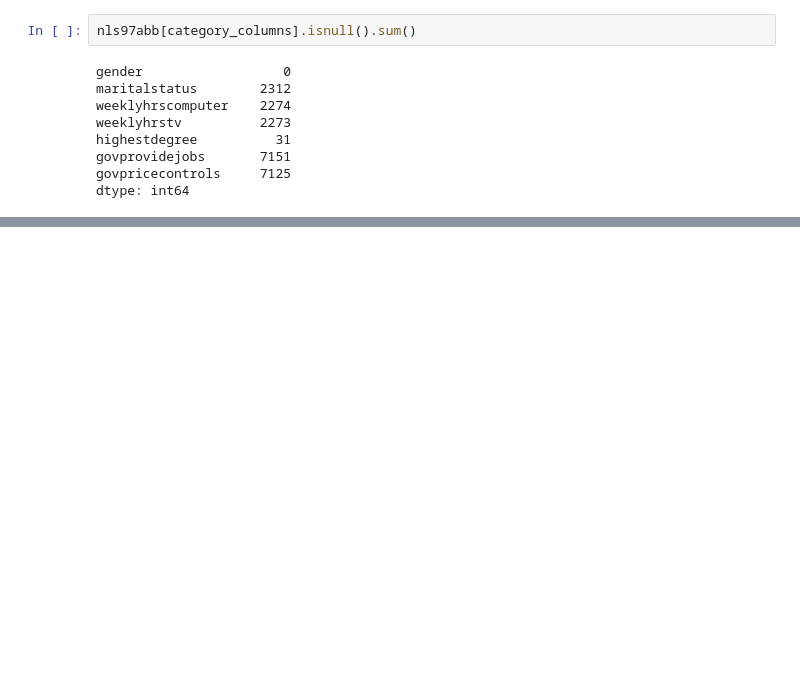
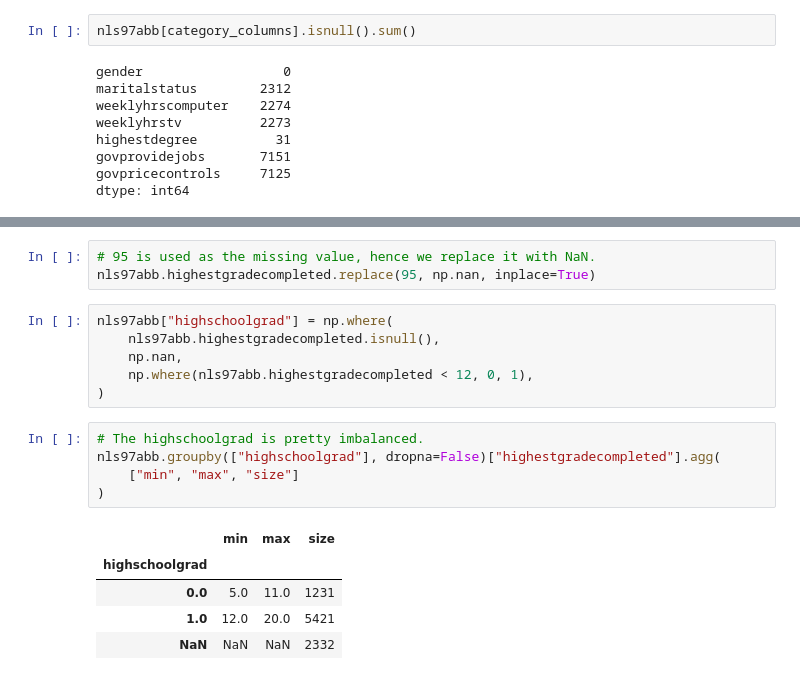
Before and after one commit to alextanhongpin/data-cleaning-and-exploration-with-machine-learning, a Jupyter notebook: 01-basic.ipynb, the cells around one changed output, grey strips where cells are left out. Saved outputs shown, nothing was run; the diff lists cells and outputs as text; blank space fills up the shorter version.

```diff
--- a/01-basic.ipynb
+++ b/01-basic.ipynb
@@ -270,0 +296,20 @@ dtype: int64
+# %%
+# 95 is used as the missing value, hence we replace it with NaN.
+nls97abb.highestgradecompleted.replace(95, np.nan, inplace=True)
+# %%
+nls97abb["highschoolgrad"] = np.where(
+    nls97abb.highestgradecompleted.isnull(),
+    np.nan,
+    np.where(nls97abb.highestgradecompleted < 12, 0, 1),
+)
+# %%
+# The highschoolgrad is pretty imbalanced.
+nls97abb.groupby(["highschoolgrad"], dropna=False)["highestgradecompleted"].agg(
+    ["min", "max", "size"]
+)
+# %% [output]
+|  | min | max | size |
+| highschoolgrad |  |  |  |
+| 0.0 | 5.0 | 11.0 | 1231 |
+| 1.0 | 12.0 | 20.0 | 5421 |
+| NaN | NaN | NaN | 2332 |
```
Also changed, not shown: parts of 6 cells of this notebook.
